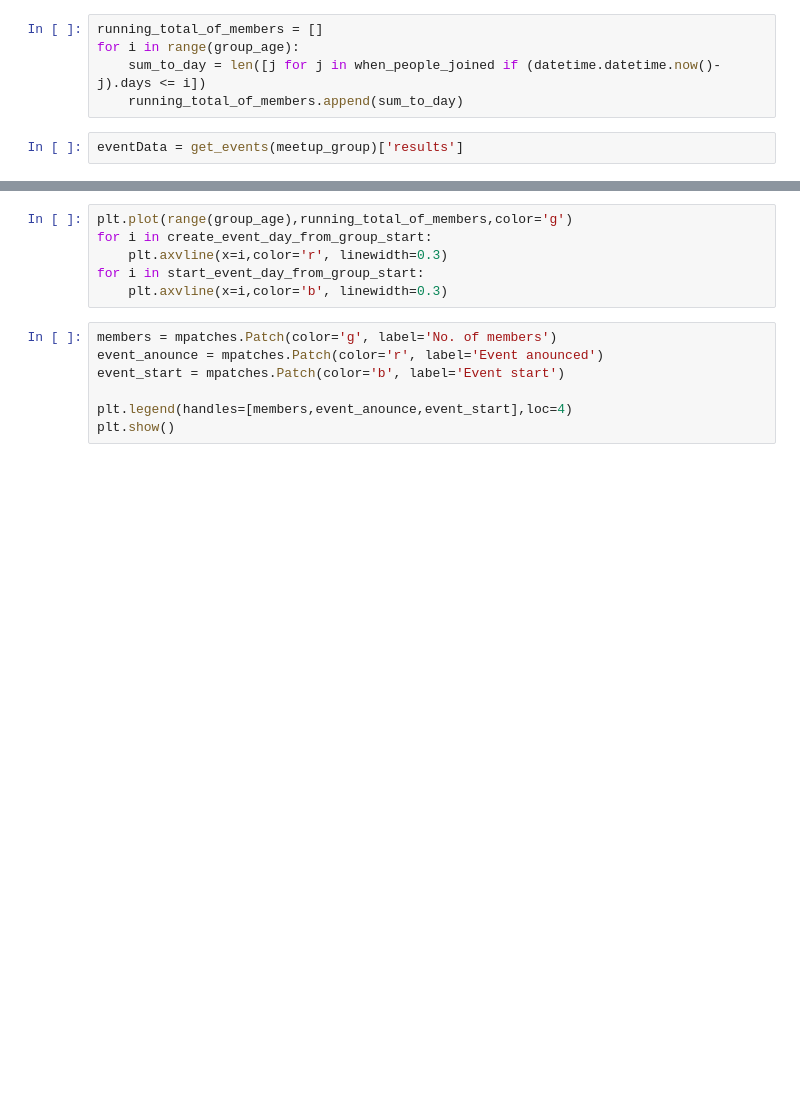
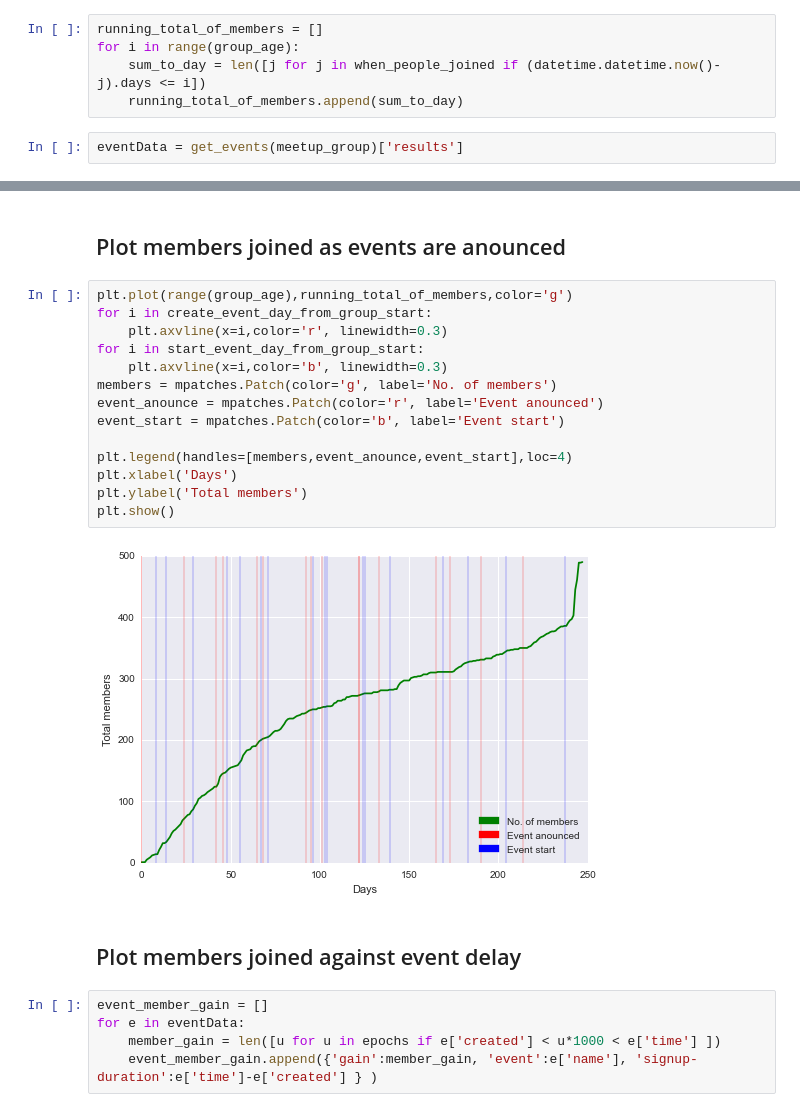
Before and after one commit to ZackAkil/meetup-stats, a Jupyter notebook: Meetup signup stats.ipynb, the cells around one changed output, grey strips where cells are left out. Saved outputs shown, nothing was run; the diff lists cells and outputs as text; blank space fills up the shorter version.

Commit message:
added plot for seeing member gain by events

```diff
--- a/Meetup signup stats.ipynb
+++ b/Meetup signup stats.ipynb
@@ -103,13 +128,25 @@ len(create_event_day_from_group_start),len(start_event_day_from_group_start)
+# %% [markdown]
+## Plot members joined as events are anounced
 # %%
 plt.plot(range(group_age),running_total_of_members,color='g')
 for i in create_event_day_from_group_start:
     plt.axvline(x=i,color='r', linewidth=0.3)
 for i in start_event_day_from_group_start:
     plt.axvline(x=i,color='b', linewidth=0.3)
+members = mpatches.Patch(color='g', label='No. of members')
+event_anounce = mpatches.Patch(color='r', label='Event anounced')
+event_start = mpatches.Patch(color='b', label='Event start')
+
+plt.legend(handles=[members,event_anounce,event_start],loc=4)
+plt.xlabel('Days')
+plt.ylabel('Total members')
+plt.show()
+# %% [output]
+[figure, added]
-# %%
-members = mpatches.Patch(color='g', label='No. of members')
-event_anounce = mpatches.Patch(color='r', label='Event anounced')
-event_start = mpatches.Patch(color='b', label='Event start')
-
-plt.legend(handles=[members,event_anounce,event_start],loc=4)
-plt.show()
+# %% [markdown]
+## Plot members joined against event delay
+# %%
+event_member_gain = []
+for e in eventData:
+    member_gain = len([u for u in epochs if e['created'] < u*1000 < e['time'] ])
+    event_member_gain.append({'gain':member_gain, 'event':e['name'], 'signup-duration':e['time']-e['created'] } )
```
Also changed, not shown: parts of 14 cells of this notebook.
